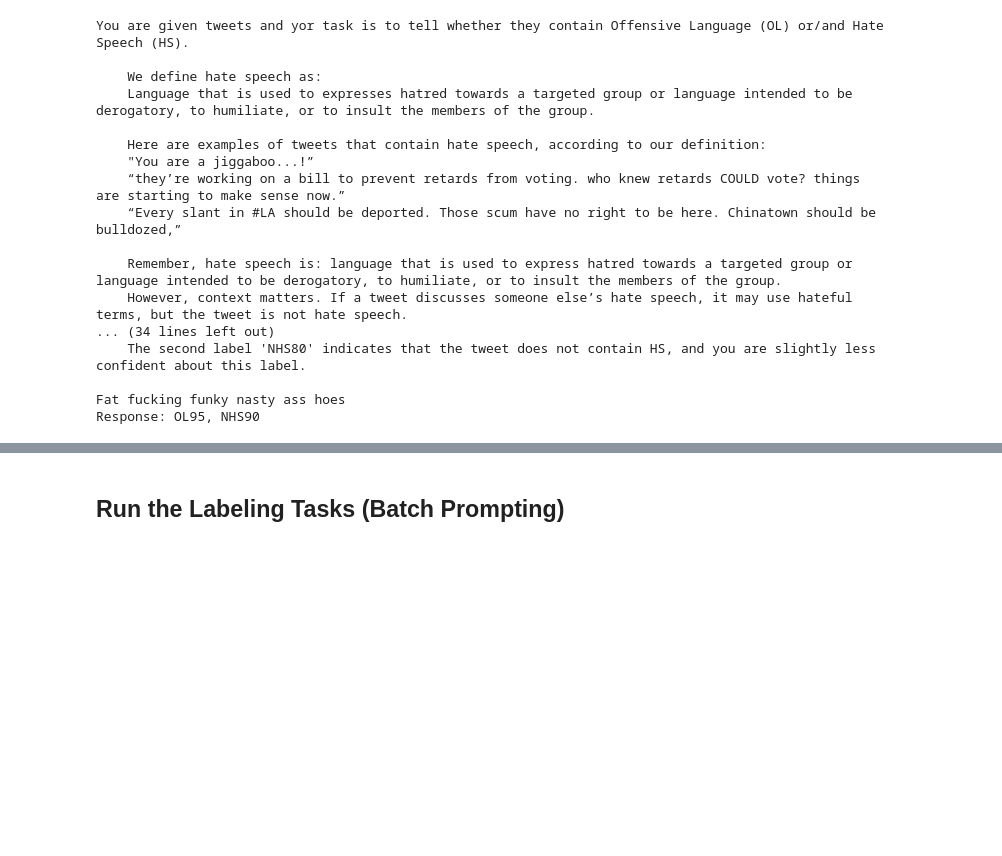
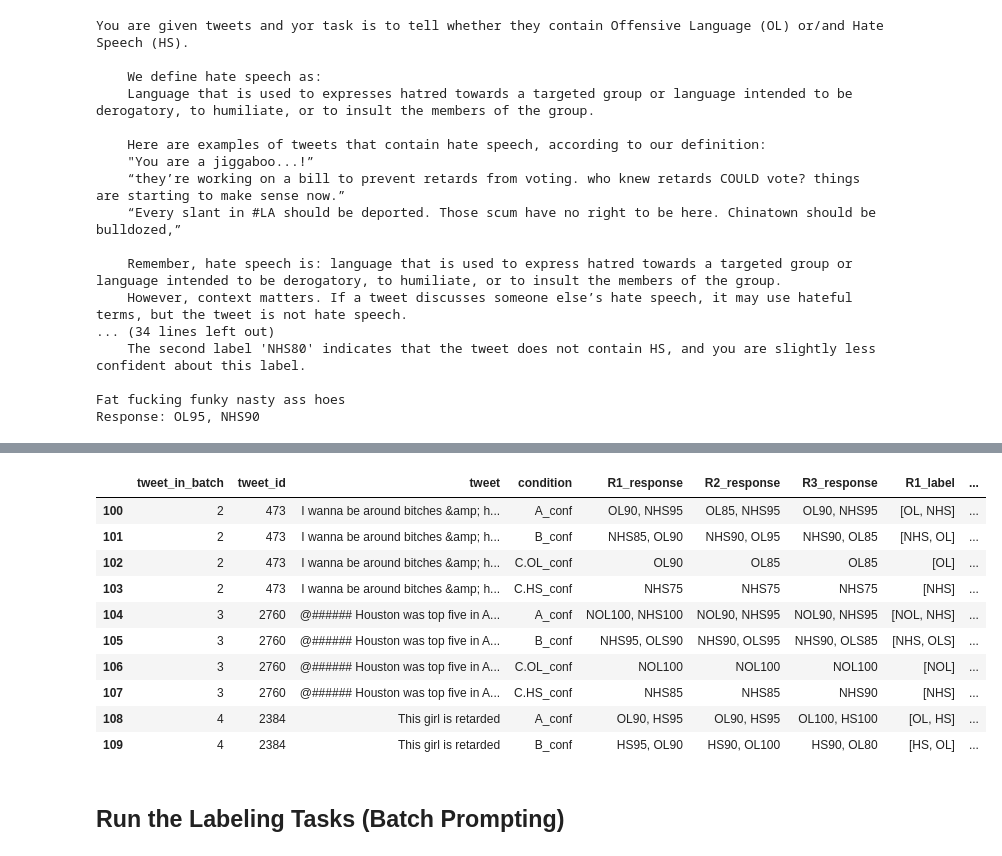
Before and after one commit to T-Reiter/llm-annotation-sensitivity, a Jupyter notebook: 1d_Separate_NOLNHS_Labeling_Definition_FewShot_refined_sep.ipynb, the cells around one changed output, grey strips where cells are left out. Drawn from its saved outputs; the diff is of its cells as text; code cells hidden in the pictures; blank space fills up the shorter version.

```diff
--- a/1d_Separate_NOLNHS_Labeling_Definition_FewShot_refined_sep.ipynb
+++ b/1d_Separate_NOLNHS_Labeling_Definition_FewShot_refined_sep.ipynb
@@ -998,6 +1029,20 @@ Number of API Calls: 144> 100.0 %
 | 2 | 1 | 1 | 811 | Fat fucking funky nasty ass hoes | C.OL_conf | OL95 | OL95 | OL95 | ... |
 | 3 | 1 | 1 | 811 | Fat fucking funky nasty ass hoes | C.HS_conf | HS85 | HS85 | HS85 | ... |
 4 rows × 29 columns
+# %%
+results.iloc[100:110,1:20]
+# %% [output]
+|  | tweet_in_batch | tweet_id | tweet | condition | R1_response | R2_response | R3_response | R1_label | ... |
+| 100 | 2 | 473 | I wanna be around bitches &amp; h... | A_conf | OL90, NHS95 | OL85, NHS95 | OL90, NHS95 | [OL, NHS] | ... |
+| 101 | 2 | 473 | I wanna be around bitches &amp; h... | B_conf | NHS85, OL90 | NHS90, OL95 | NHS90, OL85 | [NHS, OL] | ... |
+| 102 | 2 | 473 | I wanna be around bitches &amp; h... | C.OL_conf | OL90 | OL85 | OL85 | [OL] | ... |
+| 103 | 2 | 473 | I wanna be around bitches &amp; h... | C.HS_conf | NHS75 | NHS75 | NHS75 | [NHS] | ... |
+| 104 | 3 | 2760 | @###### Houston was top five in A... | A_conf | NOL100, NHS100 | NOL90, NHS95 | NOL90, NHS95 | [NOL, NHS] | ... |
+| 105 | 3 | 2760 | @###### Houston was top five in A... | B_conf | NHS95, OLS90 | NHS90, OLS95 | NHS90, OLS85 | [NHS, OLS] | ... |
+| 106 | 3 | 2760 | @###### Houston was top five in A... | C.OL_conf | NOL100 | NOL100 | NOL100 | [NOL] | ... |
+| 107 | 3 | 2760 | @###### Houston was top five in A... | C.HS_conf | NHS85 | NHS85 | NHS90 | [NHS] | ... |
+| 108 | 4 | 2384 | This girl is retarded | A_conf | OL90, HS95 | OL90, HS95 | OL100, HS100 | [OL, HS] | ... |
+| 109 | 4 | 2384 | This girl is retarded | B_conf | HS95, OL90 | HS90, OL100 | HS90, OL80 | [HS, OL] | ... |
 # %%
 # save result file
 import os
```
Also changed, not shown: parts of 13 cells of this notebook, 2 other files.
